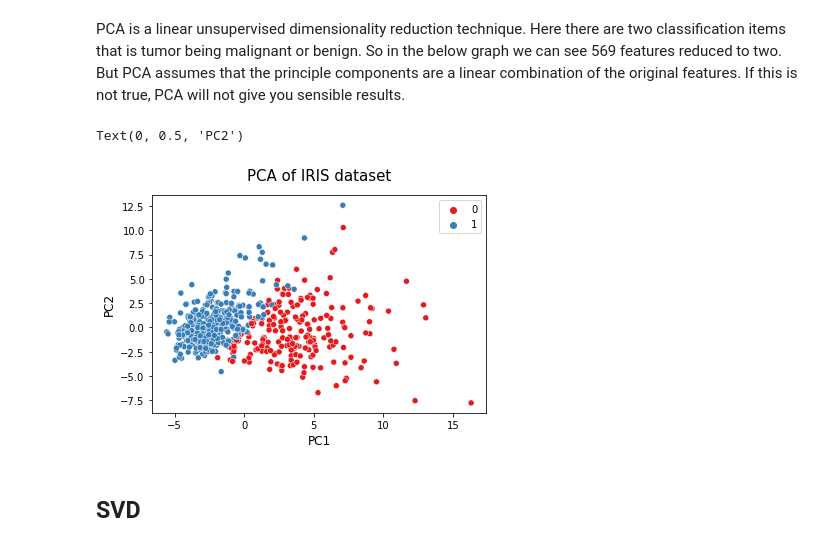
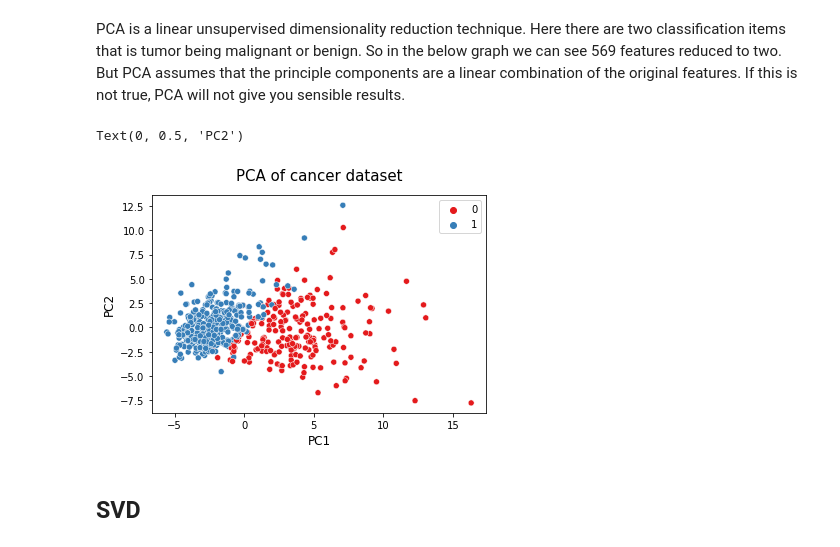
Before and after one commit to ParvathiRPai/CMPE-255-Sec-48---Data-Mining, a Jupyter notebook: hw2/dimensionality_reduction_tabular_dataset.ipynb, the cells around one changed output. Cells and saved outputs as stored; diff of their text form; code cells hidden in the pictures.

```diff
--- a/hw2/dimensionality_reduction_tabular_dataset.ipynb
+++ b/hw2/dimensionality_reduction_tabular_dataset.ipynb
@@ -53,20 +53,20 @@ PCA is a linear unsupervised dimensionality reduction technique. Here there are
 # %%
 from sklearn.preprocessing import StandardScaler
 sc = StandardScaler()
 X_scaled = sc.fit_transform(X)
 
 pca = PCA(n_components=2)
 X_pca = pca.fit_transform(X_scaled)
 
 
 
 sns.scatterplot(X_pca[:,0], X_pca[:,1], hue=y, palette='Set1')
-plt.title("PCA of IRIS dataset", fontsize=15, pad=15)
+plt.title("PCA of cancer dataset", fontsize=15, pad=15)
 plt.xlabel("PC1", fontsize=12)
 plt.ylabel("PC2", fontsize=12)
 # %% [output]
 Text(0, 0.5, 'PC2')
-[figure, old version]
+[figure, new version]
 # %% [markdown]
 ## SVD
 # %% [markdown]
```
Also changed, not shown: parts of 6 cells of this notebook, 1 other file.
